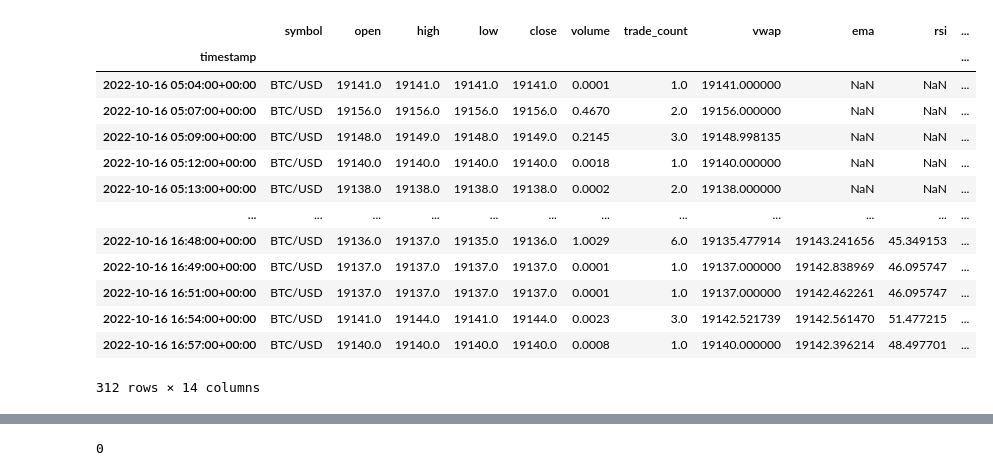
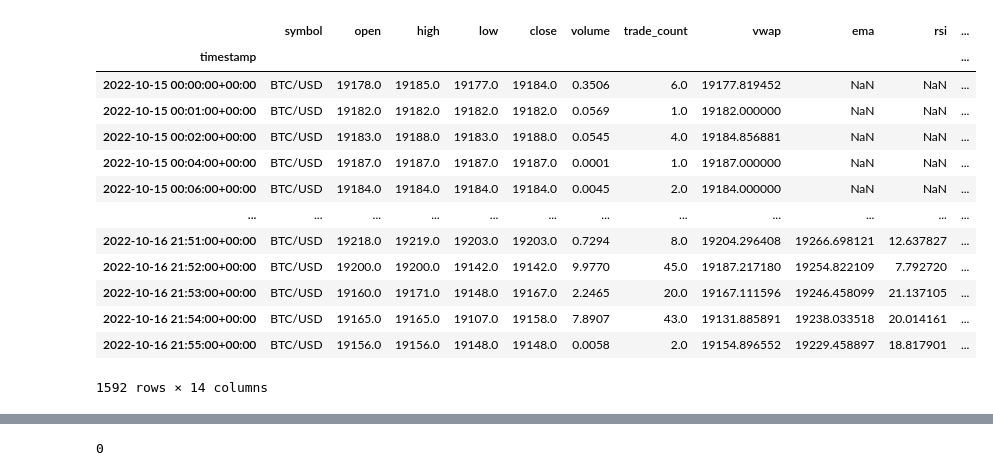
Before and after one commit to SammarieoBrown/Trading-Bot-System, a Jupyter notebook: Alpaca-Bot/Notebot.ipynb, the cells around one changed output, grey strips where cells are left out. Saved outputs shown, nothing was run; the diff lists cells and outputs as text; code cells hidden in the pictures.

```diff
--- a/Alpaca-Bot/Notebot.ipynb
+++ b/Alpaca-Bot/Notebot.ipynb
@@ -20,52 +20,57 @@ end_date = dt.date.today()
 start_date = dt.datetime.combine(start_date, dt.datetime.min.time())
 
 
 request_params = CryptoBarsRequest(
-                        symbol_or_symbols=["BTC/USD"],
+                        symbol_or_symbols=["BTC/USD",],
                         timeframe=TimeFrame.Minute,
-                        #start=start_date
+                        start=start_date
                  )
 
 bars = client.get_crypto_bars(request_params)
 bars = bars.df
 
 bars=bars.reset_index(pd.Index(['symbol']))
 
 
-bars['ema'] = EMAIndicator(bars.close, 30).ema_indicator()
+bars['ema'] = EMAIndicator(bars.close, 20).ema_indicator()
 bars['rsi'] = RSIIndicator(bars.close, 14).rsi()
+#bars['rsi'] = EMAIndicator(bars.rsi,2).ema_indicator()
 bb = BollingerBands(bars.close, 20, 2)
 bars['bb_upper'] = bb.bollinger_hband()
 bars['bb_lower'] = bb.bollinger_lband()
 bars['bb_middle'] = bb.bollinger_mavg()
 
 bars['signal'] = np.where((bars['close'] < bars['ema'])
-                         # & (bars['close'].shift(1) < bars['close'])
-                          & (bars['rsi'].shift(1) <20), 1, 0)
+                         & (bars['close'].shift(1) < bars['close'])
+                         &  (bars['close']< bars['bb_lower'])
+                         & (bars['rsi'].shift(1) <20)
+                          , 1, 0)
 
 bars['signal'] = np.where((bars['close'] > bars['ema'])
-                          #& (bars['close'].shift(1) > bars['close'])
-                          & (bars['rsi'].shift(1) > 70), -1, bars['signal'])
+                          & (bars['close'].shift(1) > bars['close'])
+                          &  (bars['close']< bars['bb_upper'])
+                          & (bars['rsi'].shift(1) >80)
+                          , -1, bars['signal'])
 
 #bars.fillna(0, inplace=True)
 
 # convert to dataframe
 bars
 # %% [output]
 |  | symbol | open | high | low | close | volume | trade_count | vwap | ema | rsi | ... |
 | timestamp |  |  |  |  |  |  |  |  |  |  | ... |
-| 2022-10-16 05:04:00+00:00 | BTC/USD | 19141.0 | 19141.0 | 19141.0 | 19141.0 | 0.0001 | 1.0 | 19141.000000 | NaN | NaN | ... |
-| 2022-10-16 05:07:00+00:00 | BTC/USD | 19156.0 | 19156.0 | 19156.0 | 19156.0 | 0.4670 | 2.0 | 19156.000000 | NaN | NaN | ... |
-| 2022-10-16 05:09:00+00:00 | BTC/USD | 19148.0 | 19149.0 | 19148.0 | 19149.0 | 0.2145 | 3.0 | 19148.998135 | NaN | NaN | ... |
-| 2022-10-16 05:12:00+00:00 | BTC/USD | 19140.0 | 19140.0 | 19140.0 | 19140.0 | 0.0018 | 1.0 | 19140.000000 | NaN | NaN | ... |
-| 2022-10-16 05:13:00+00:00 | BTC/USD | 19138.0 | 19138.0 | 19138.0 | 19138.0 | 0.0002 | 2.0 | 19138.000000 | NaN | NaN | ... |
+| 2022-10-15 00:00:00+00:00 | BTC/USD | 19178.0 | 19185.0 | 19177.0 | 19184.0 | 0.3506 | 6.0 | 19177.819452 | NaN | NaN | ... |
+| 2022-10-15 00:01:00+00:00 | BTC/USD | 19182.0 | 19182.0 | 19182.0 | 19182.0 | 0.0569 | 1.0 | 19182.000000 | NaN | NaN | ... |
+| 2022-10-15 00:02:00+00:00 | BTC/USD | 19183.0 | 19188.0 | 19183.0 | 19188.0 | 0.0545 | 4.0 | 19184.856881 | NaN | NaN | ... |
+| 2022-10-15 00:04:00+00:00 | BTC/USD | 19187.0 | 19187.0 | 19187.0 | 19187.0 | 0.0001 | 1.0 | 19187.000000 | NaN | NaN | ... |
+| 2022-10-15 00:06:00+00:00 | BTC/USD | 19184.0 | 19184.0 | 19184.0 | 19184.0 | 0.0045 | 2.0 | 19184.000000 | NaN | NaN | ... |
 | ... | ... | ... | ... | ... | ... | ... | ... | ... | ... | ... | ... |
-| 2022-10-16 16:48:00+00:00 | BTC/USD | 19136.0 | 19137.0 | 19135.0 | 19136.0 | 1.0029 | 6.0 | 19135.477914 | 19143.241656 | 45.349153 | ... |
-| 2022-10-16 16:49:00+00:00 | BTC/USD | 19137.0 | 19137.0 | 19137.0 | 19137.0 | 0.0001 | 1.0 | 19137.000000 | 19142.838969 | 46.095747 | ... |
-| 2022-10-16 16:51:00+00:00 | BTC/USD | 19137.0 | 19137.0 | 19137.0 | 19137.0 | 0.0001 | 1.0 | 19137.000000 | 19142.462261 | 46.095747 | ... |
-| 2022-10-16 16:54:00+00:00 | BTC/USD | 19141.0 | 19144.0 | 19141.0 | 19144.0 | 0.0023 | 3.0 | 19142.521739 | 19142.561470 | 51.477215 | ... |
-| 2022-10-16 16:57:00+00:00 | BTC/USD | 19140.0 | 19140.0 | 19140.0 | 19140.0 | 0.0008 | 1.0 | 19140.000000 | 19142.396214 | 48.497701 | ... |
+| 2022-10-16 21:51:00+00:00 | BTC/USD | 19218.0 | 19219.0 | 19203.0 | 19203.0 | 0.7294 | 8.0 | 19204.296408 | 19266.698121 | 12.637827 | ... |
+| 2022-10-16 21:52:00+00:00 | BTC/USD | 19200.0 | 19200.0 | 19142.0 | 19142.0 | 9.9770 | 45.0 | 19187.217180 | 19254.822109 | 7.792720 | ... |
+| 2022-10-16 21:53:00+00:00 | BTC/USD | 19160.0 | 19171.0 | 19148.0 | 19167.0 | 2.2465 | 20.0 | 19167.111596 | 19246.458099 | 21.137105 | ... |
+| 2022-10-16 21:54:00+00:00 | BTC/USD | 19165.0 | 19165.0 | 19107.0 | 19158.0 | 7.8907 | 43.0 | 19131.885891 | 19238.033518 | 20.014161 | ... |
+| 2022-10-16 21:55:00+00:00 | BTC/USD | 19156.0 | 19156.0 | 19148.0 | 19148.0 | 0.0058 | 2.0 | 19154.896552 | 19229.458897 | 18.817901 | ... |
-312 rows × 14 columns
+1592 rows × 14 columns
 # %%
 bars['position_1'] = bars['signal'].replace(to_replace=0, method='ffill')
 
```
Also changed, not shown: parts of 6 cells of this notebook, 1 other file.
